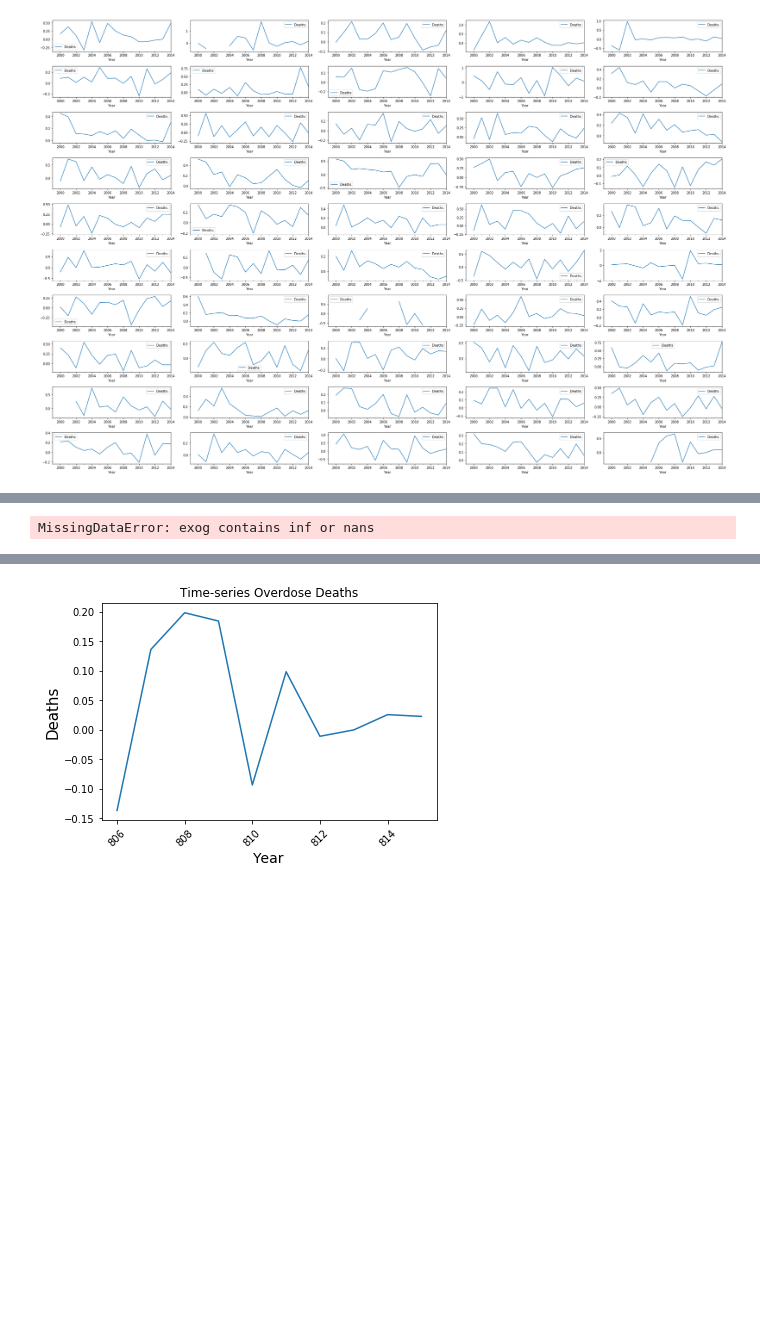
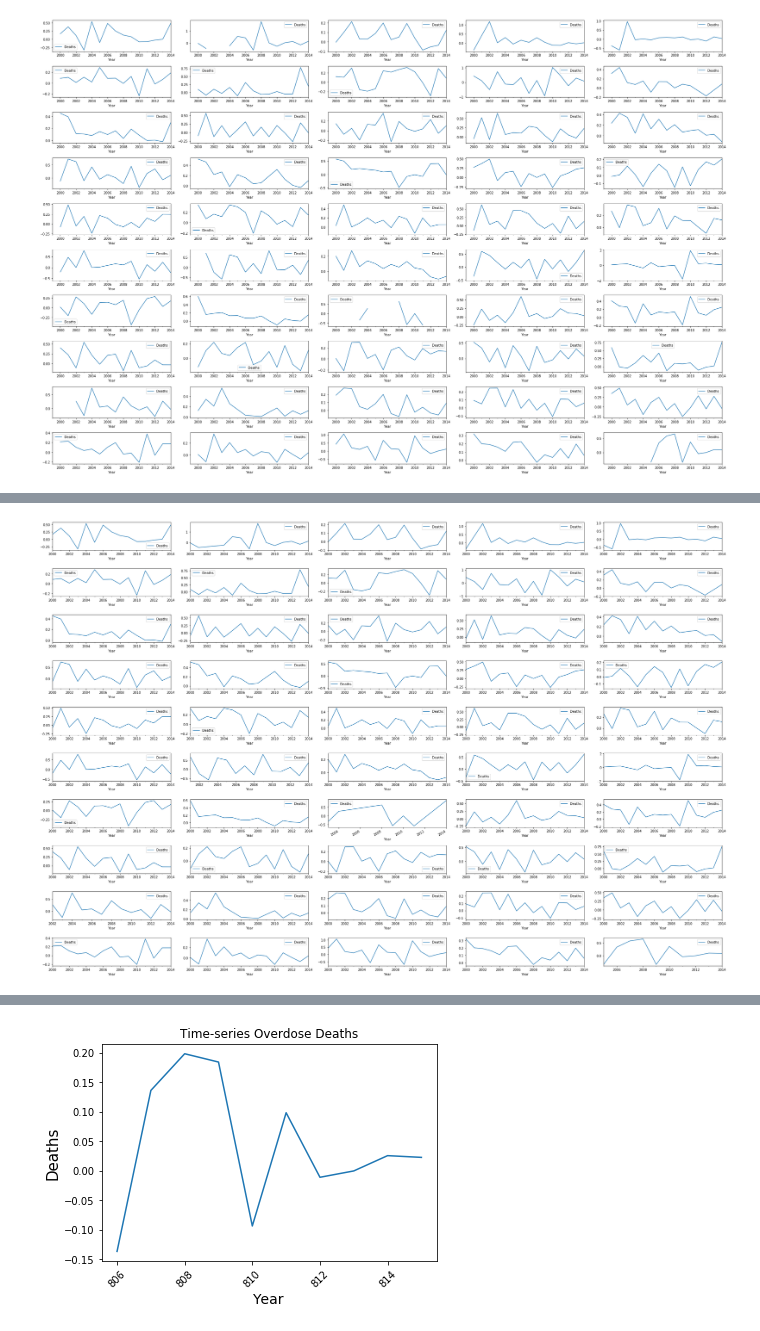
Before and after one commit to Cristinamulas/Final_Project, a Jupyter notebook: Time Series F.ipynb, the cells around one changed output, grey strips where cells are left out. Drawn from its saved outputs; the diff is of its cells as text; code cells hidden in the pictures; blank space fills up the shorter version.

```diff
--- a/Time Series F.ipynb
+++ b/Time Series F.ipynb
@@ -224,6 +227,6 @@ dtypes: datetime64[ns](1), int64(1)
 memory usage: 384.0 bytes
 # %%
-df_Arizona.Year = df_Arizona.apply(convert_to_dt , axis =1)
+# df_Arizona.Year = df_Arizona.apply(convert_to_dt , axis =1)
 # %% [output]
 A value is trying to be set on a copy of a slice from a DataFrame.
 Try using .loc[row_indexer,col_indexer] = value instead
@@ -634,10 +593,0 @@ def clean (list_of_dfs):
-# %%
-def clean_na (row):
-    df_copy = df.copy()
-    df_copy = df.replace([np.inf, -np.inf], np.nan).dropna(axis=1)
-    return df_copy
-
-def clean_na1 (df):
-    df_copy = df.copy()
-    df_copy.Deaths = df_copy.apply(convert_to_dt , axis =1)
-    return df_copy
@@ -726,0 +673,2 @@ list_of_df
+# %%
+new_list = [clean_na(df).dropna() for df in list_of_df]
@@ -727 +692,16 @@ list_of_df
+# %%
+## Stationarity check!
+plt.figure(figsize=(30,20), facecolor='white')
+plot_number = 1
+for i in new_list:
+    # Inside of an image that's a 15x13 grid, put this
+    # graph in the in the plot_number slot.
+    ax = plt.subplot(10, 5, plot_number)
+    i.plot(x='Year', y='Deaths', ax=ax)
+#     ax.set_title(i)
+    # Go to the next plot for the next loop
+    plot_number = plot_number + 1
+plt.tight_layout()
+# %% [output]
+[figure, added]
 # %%
@@ -736,10 +714,3 @@ def dickey_fuller_2(list_of_dfs):
         print('Critical Values:')
         for key, value in result[4].items():
             print('\t%s: %.3f' % (key, value))
-# %%
-# cheking for p values
-df_example_transform = df_example.dropna()
-
-dickey_fuller_2(list_of_df)
-# %% [output]
-MissingDataError: exog contains inf or nans
```
Also changed, not shown: parts of 29 cells of this notebook, 2 other files.
